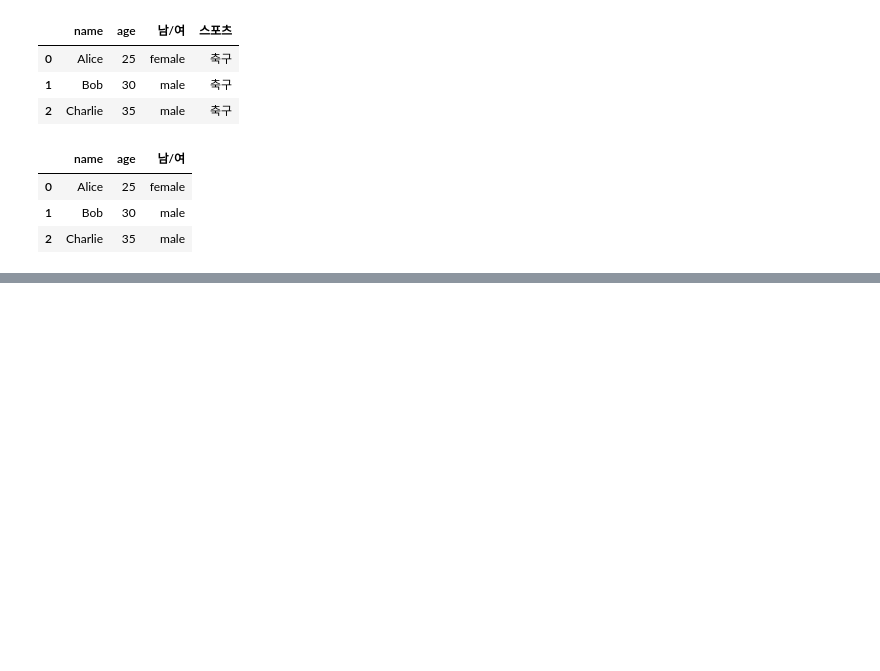
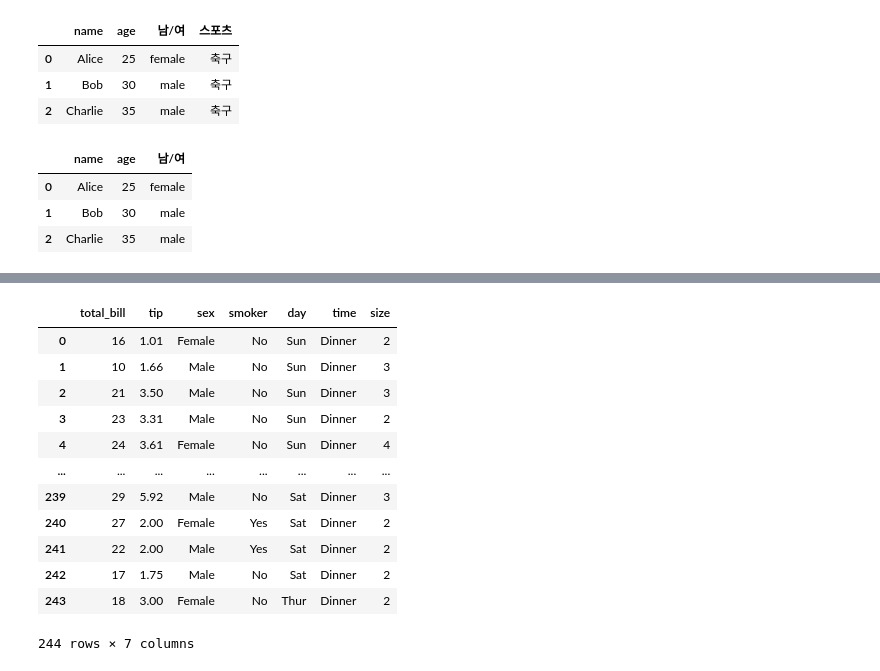
Before and after one commit to HellSkk/sprta_data_student_hellskk, a Jupyter notebook: 파이썬 문법/데전시/3주차.ipynb, the cells around one changed output, grey strips where cells are left out. Cells and saved outputs as stored; diff of their text form; code cells hidden in the pictures; blank space fills up the shorter version.

```diff
--- a/파이썬 문법/데전시/3주차.ipynb
+++ b/파이썬 문법/데전시/3주차.ipynb
@@ -163,0 +252,3 @@ df
+# %%
+df = pd.read_csv('tmp/tips_data.csv')
+df
@@ -163,0 +290,2 @@ df
+# %%
+df['total_bill'] = df['total_bill'].astype(str)
@@ -163,0 +309,17 @@ df
+# %%
+df['total_bill'] = df['total_bill'].astype(float).astype(int)
+df
+# %% [output]
+|  | total_bill | tip | sex | smoker | day | time | size |
+| 0 | 16 | 1.01 | Female | No | Sun | Dinner | 2 |
+| 1 | 10 | 1.66 | Male | No | Sun | Dinner | 3 |
+| 2 | 21 | 3.50 | Male | No | Sun | Dinner | 3 |
+| 3 | 23 | 3.31 | Male | No | Sun | Dinner | 2 |
+| 4 | 24 | 3.61 | Female | No | Sun | Dinner | 4 |
+| ... | ... | ... | ... | ... | ... | ... | ... |
+| 239 | 29 | 5.92 | Male | No | Sat | Dinner | 3 |
+| 240 | 27 | 2.00 | Female | Yes | Sat | Dinner | 2 |
+| 241 | 22 | 2.00 | Male | Yes | Sat | Dinner | 2 |
+| 242 | 17 | 1.75 | Male | No | Sat | Dinner | 2 |
+| 243 | 18 | 3.00 | Female | No | Thur | Dinner | 2 |
+244 rows × 7 columns
```
Also changed, not shown: parts of 25 cells of this notebook, 10 other files.
